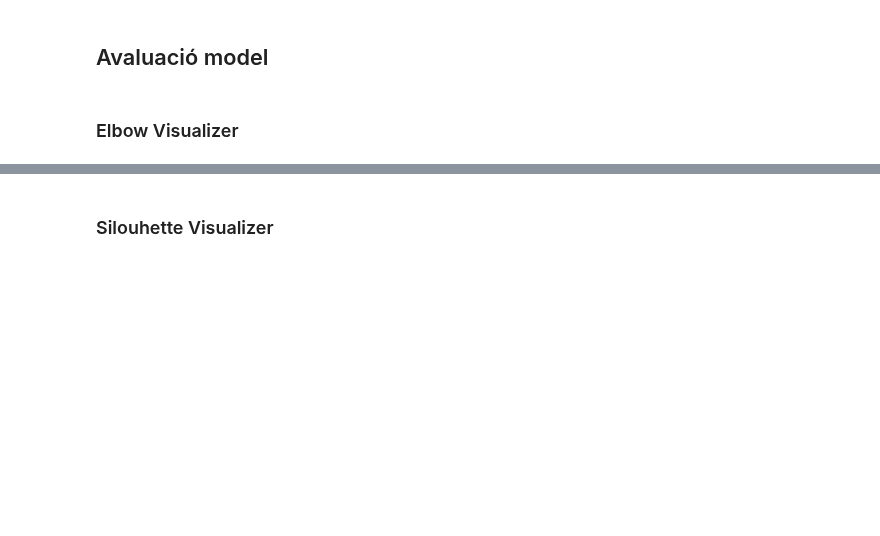
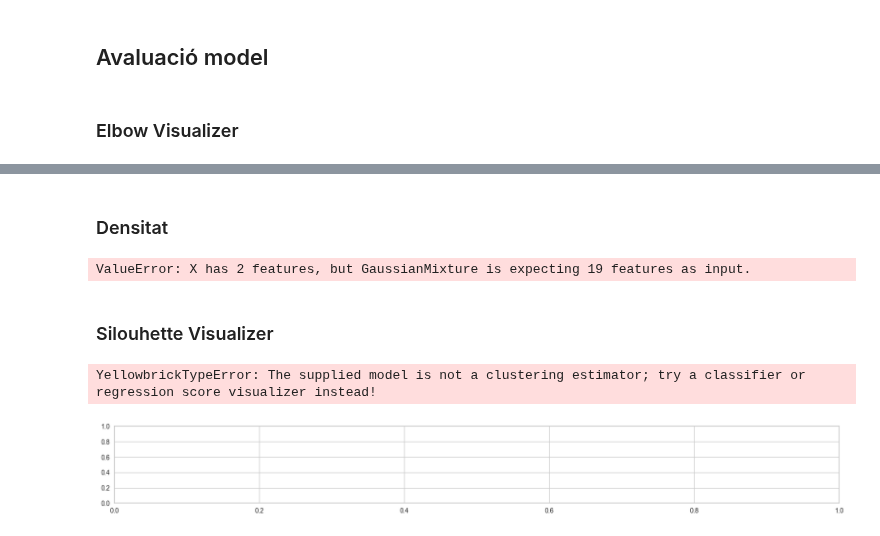
Before and after one commit to DCC-UAB/ACproject-07, a Jupyter notebook: codi/gaussianMixture.ipynb, the cells around one changed output, grey strips where cells are left out. Cells and saved outputs as stored; diff of their text form; code cells hidden in the pictures; blank space fills up the shorter version.

```diff
--- a/codi/gaussianMixture.ipynb
+++ b/codi/gaussianMixture.ipynb
@@ -67,0 +185,2 @@ visualizer.fit(X_train)
+# %% [markdown]
+### Densitat
@@ -68,17 +189,43 @@ visualizer.fit(X_train)
+# %%
+model_gm1 = GaussianMixture(2, covariance_type="full")
+model_gm1.fit(X_train)
+
+# display predicted scores by the model as a contour plot
+x = np.linspace(-20.0, 30.0)
+y = np.linspace(-20.0, 40.0)
+X, Y = np.meshgrid(x, y)
+XX = np.array([X.ravel(), Y.ravel()]).T
+Z = -model_gm1.score_samples(XX)
+Z = Z.reshape(X.shape)
+
+CS = plt.contour(
+    X, Y, Z, norm=LogNorm(vmin=1.0, vmax=1000.0), levels=np.logspace(0, 3, 10)
+)
+CB = plt.colorbar(CS, shrink=0.8, extend="both")
+plt.scatter(X_train[:, 0], X_train[:, 1], 0.8)
+
+plt.title("Negative log-likelihood predicted by a GMM")
+plt.axis("tight")
+plt.show()
+# %% [output]
+ValueError: X has 2 features, but GaussianMixture is expecting 19 features as input.
 # %% [markdown]
 ### Silouhette Visualizer
 # %%
 plt.figure(figsize=(20,20))
 results = []
 i=0
 k_tries = range(2, 10)
 for k in k_tries:
     i+=1
     plt.subplot(len(k_tries),1, i)
-    model = GaussianMixture(n_clusters=k, n_init='auto')
+    model = GaussianMixture(k)
     visualizer = SilhouetteVisualizer(model, colors='yellowbrick')
 
     # X, y = get_data('circles')
     visualizer.fit(X)        # Fit the data to the visualizer
     results.append((k, model.inertia_, visualizer.silhouette_score_))
     print(results[-1])
+# %% [output]
+YellowbrickTypeError: The supplied model is not a clustering estimator; try a classifier or regression score visualizer instead!
+[figure, added]
```
Also changed, not shown: parts of 10 cells of this notebook.
